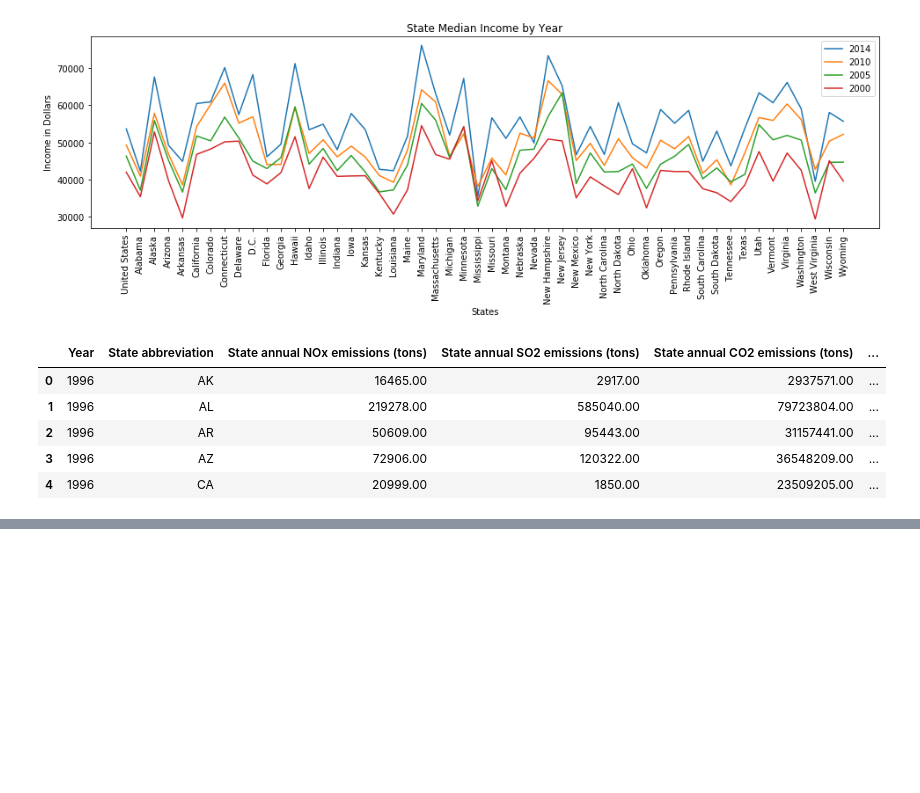
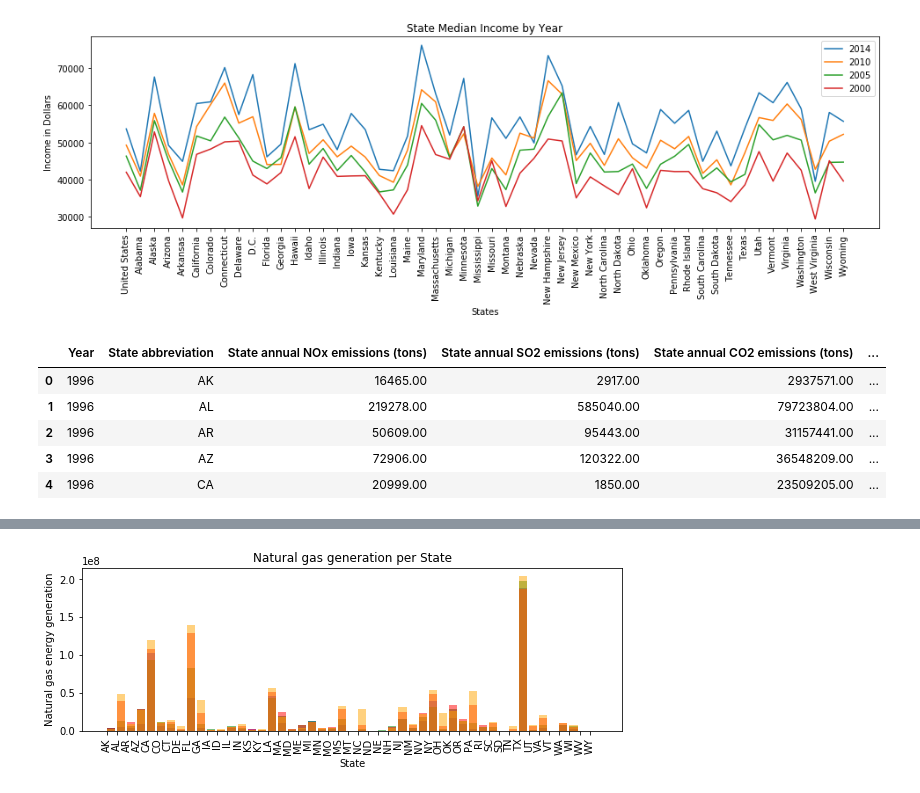
Before and after one commit to atjhsieh/Project-1, a Jupyter notebook: projectOne.ipynb, the cells around one changed output, grey strips where cells are left out. Saved outputs shown, nothing was run; the diff lists cells and outputs as text; code cells hidden in the pictures; blank space fills up the shorter version.

```diff
--- a/projectOne.ipynb
+++ b/projectOne.ipynb
@@ -631,0 +587,24 @@ Coal_diff
+# %%
+#Make a bar plot to show the same thing
+x_axis = Natural_gas2000_js["STATE"]
+
+tick_locations = [value for value in x_axis]
+
+plt.figure(figsize=(20,3))
+plt.bar(x_axis, Natural_gas2000_js['GENERATION (Megawatthours)']
+, color="blue", alpha=0.5, align="edge")
+plt.bar(x_axis, Natural_gas2005_js['GENERATION (Megawatthours)']
+, color="green", alpha=0.5, align="edge")
+plt.bar(x_axis, Natural_gas2010_js['GENERATION (Megawatthours)']
+, color="red", alpha=0.5, align="edge")
+plt.bar(x_axis, Natural_gas2014_js['GENERATION (Megawatthours)']
+, color="orange", alpha=0.5, align="edge")
+plt.xticks(tick_locations, Natural_gas2000_js["STATE"]
+, rotation="vertical")
+
+plt.title("Natural gas generation per State")
+plt.xlabel("State")
+plt.ylabel("Natural gas energy generation")
+plt.subplots_adjust(right=.5)
+# %% [output]
+[figure, added]
```
Also changed, not shown: parts of 17 cells of this notebook.
